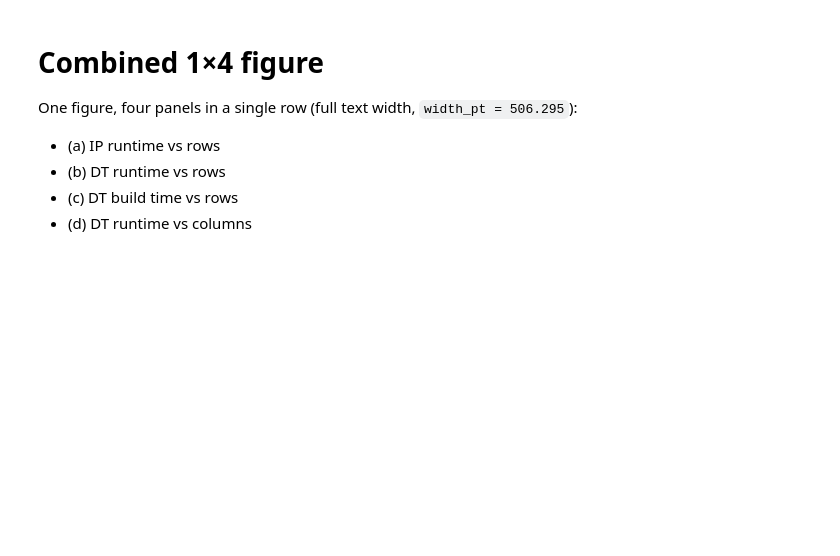
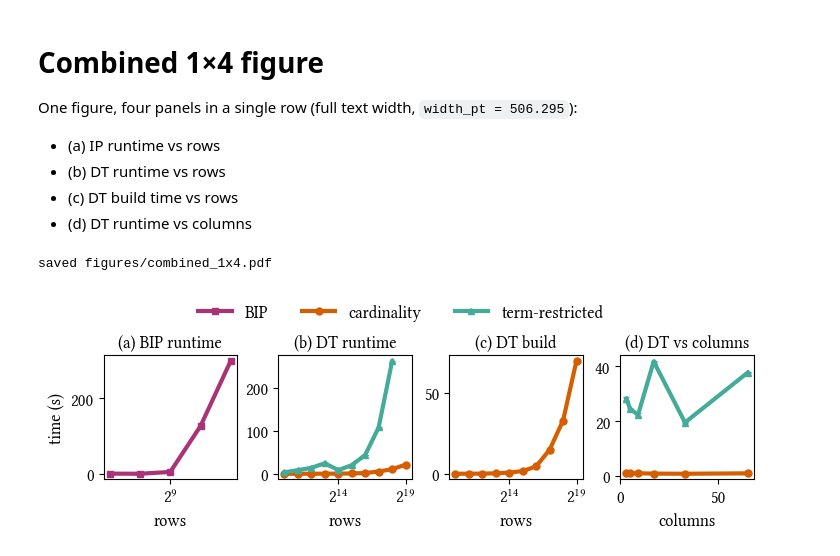
Before and after one commit to DinukaManohara/simiquaero, a Jupyter notebook: bench_plots.ipynb, the cells around one changed output. Drawn from its saved outputs; the diff is of its cells as text; code cells hidden in the pictures; blank space fills up the shorter version.

```diff
--- a/bench_plots.ipynb
+++ b/bench_plots.ipynb
@@ -189,38 +229,41 @@ fig, axs = plt.subplots(1, 4, layout='constrained',
 
 # (a) IP runtime vs rows
 ax = axs[0]
-series(ax, data['ip'], 'n_rows', 'solve_sec', 'IP (exact)', C_IP, 's')
+series(ax, data['ip'], 'n_rows', 'solve_sec', 'BIP', C_IP, 's')
 ax.set_xscale('log', base=2)
 ax.set_xlabel('rows'); ax.set_ylabel('time (s)')
-ax.set_title('(a) IP runtime')
+ax.set_title('(a) BIP runtime')
 
 # (b) DT runtime vs rows
 ax = axs[1]
 series(ax, data['agn_rows'], 'n_rows', 'query_sec', 'cardinality', C_CARD, 'o')
 series(ax, data['fix_rows'], 'n_rows', 'query_sec', 'term-restricted', C_TERM, '^')
 ax.set_xscale('log', base=2)
 ax.set_xlabel('rows')
 ax.set_title('(b) DT runtime')
 
 # (c) DT index build time vs rows
 ax = axs[2]
 series(ax, data['agn_rows'], 'n_rows', 'build_sec', 'cardinality', C_CARD, 'o')   # one index for both query types
 ax.set_xscale('log', base=2)
 ax.set_xlabel('rows')
 ax.set_title('(c) DT build')
 
 # (d) DT runtime vs columns
 ax = axs[3]
 series(ax, data['agn_cols'], 'n_cols', 'query_sec', 'cardinality', C_CARD, 'o')
 series(ax, data['fix_cols'], 'n_cols', 'query_sec', 'term-restricted', C_TERM, '^')
 ax.set_xlabel('columns')
 ax.set_title('(d) DT vs columns')
 
 # one shared legend across the top (built from the series styles, so it is complete
 # even when a CSV is missing)
-fig.legend(handles=[Line2D([], [], color=C_IP, marker='s', label='IP (exact)'),
+fig.legend(handles=[Line2D([], [], color=C_IP, marker='s', label='BIP'),
                     Line2D([], [], color=C_CARD, marker='o', label='cardinality'),
                     Line2D([], [], color=C_TERM, marker='^', label='term-restricted')],
            loc='outside upper center', ncol=3, frameon=False)
 
 save(fig, 'combined_1x4')
+# %% [output]
+saved figures/combined_1x4.pdf
+[figure, added]
```
Also changed, not shown: parts of 8 cells of this notebook.
